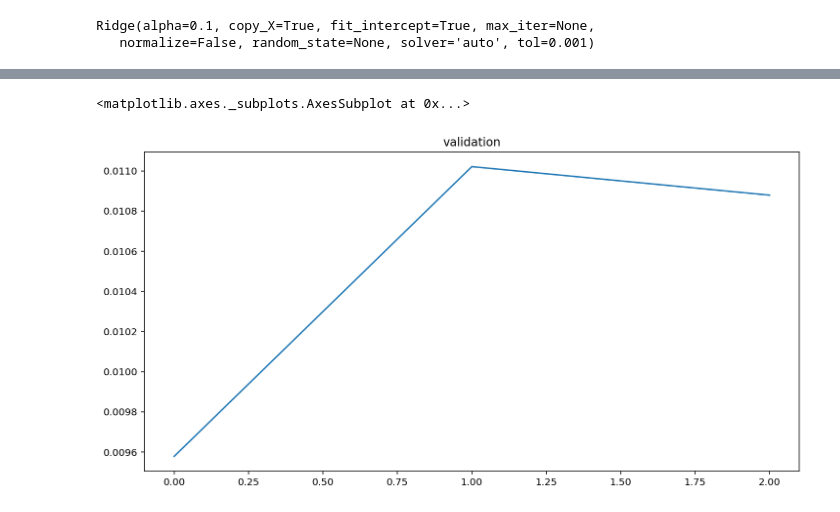
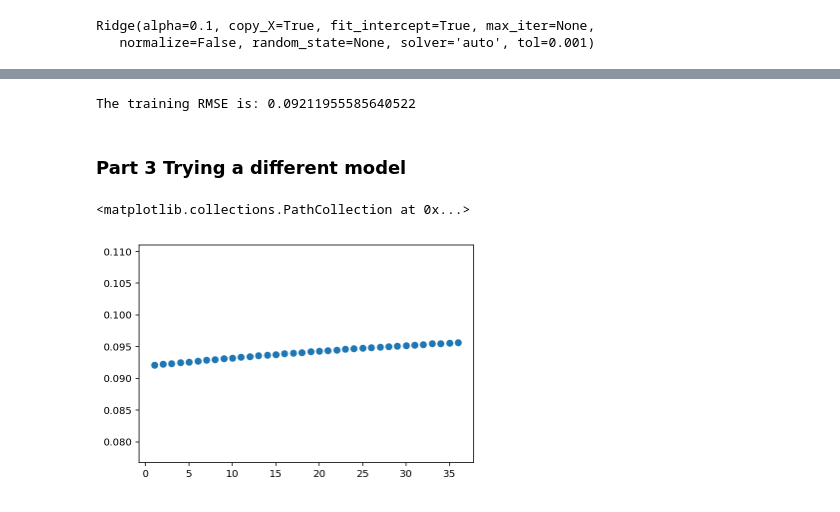
Before and after one commit to jsigee87/Data-Science-Lab-ee379k, a Jupyter notebook: lab3/src/problem_3.ipynb, the cells around one changed output, grey strips where cells are left out. Drawn from its saved outputs; the diff is of its cells as text; code cells hidden in the pictures.

```diff
--- a/lab3/src/problem_3.ipynb
+++ b/lab3/src/problem_3.ipynb
@@ -33,9 +31,12 @@ array([[<matplotlib.axes._subplots.AxesSubplot object at 0x...>,
 # %%
 train['SalePrice'] = np.log1p(train["SalePrice"])
-
 numeric_feats = all_data.dtypes[(all_data.dtypes != 'object')].index
 skewed_feats = train[numeric_feats].apply(lambda x: skew(x.dropna()))
 skewed_feats = skewed_feats[skewed_feats>0.75]
 skewed_feats = skewed_feats.index
-
 all_data[skewed_feats] = np.log1p(all_data[skewed_feats])
+all_data = pd.get_dummies(all_data)
+all_data = all_data.fillna(all_data.mean())
+X_train = all_data[:train.shape[0]]
+X_test = all_data[train.shape[0]:]
+y_train = train.SalePrice
@@ -50,9 +43,6 @@ y = train.SalePrice
 # %%
-from sklearn.linear_model import Ridge
-from sklearn.model_selection import cross_val_score
-
 model = Ridge(alpha = 0.1)
-model.fit(X_train,y)
+model.fit(X_train,y_train)
 # %% [output]
 Ridge(alpha=0.1, copy_X=True, fit_intercept=True, max_iter=None,
    normalize=False, random_state=None, solver='auto', tol=0.001)
@@ -65,6 +52,26 @@ pd.DataFrame(arr).to_csv("kaggle_results.csv")
-# %%
-cv_ridge = pd.Series(rmse)
-cv_ridge.plot(title = "validation")
-# %% [output]
-<matplotlib.axes._subplots.AxesSubplot at 0x...>
-[figure, removed]
+# %%
+rmse_train = sqrt(mean_squared_error(model.predict(X_train), y_train))
+print("The training RMSE is: {}".format(rmse_train))
+# %% [output]
+The training RMSE is: 0.09211955585640522
+# %% [markdown]
+### Part 3 Trying a different model
+# %%
+# Naive model- find best training error
+
+X_train = np.array(X_train)
+y_train = np.array(y_train)
+alphas = np.arange(0.1, 1, 0.025)
+rmses = []
+
+for alpha in alphas:
+    model = Ridge(alpha)
+    model.fit(X_train, y_train)
+    rmse_train = sqrt(mean_squared_error(model.predict(X_train), y_train))
+    rmses.append(rmse_train)
+
+x = np.arange(1,len(rmses) + 1, 1)
+plt.scatter(x, rmses)
+# %% [output]
+<matplotlib.collections.PathCollection at 0x...>
+[figure, added]
```
Also changed, not shown: parts of 9 cells of this notebook, 2 other files.
